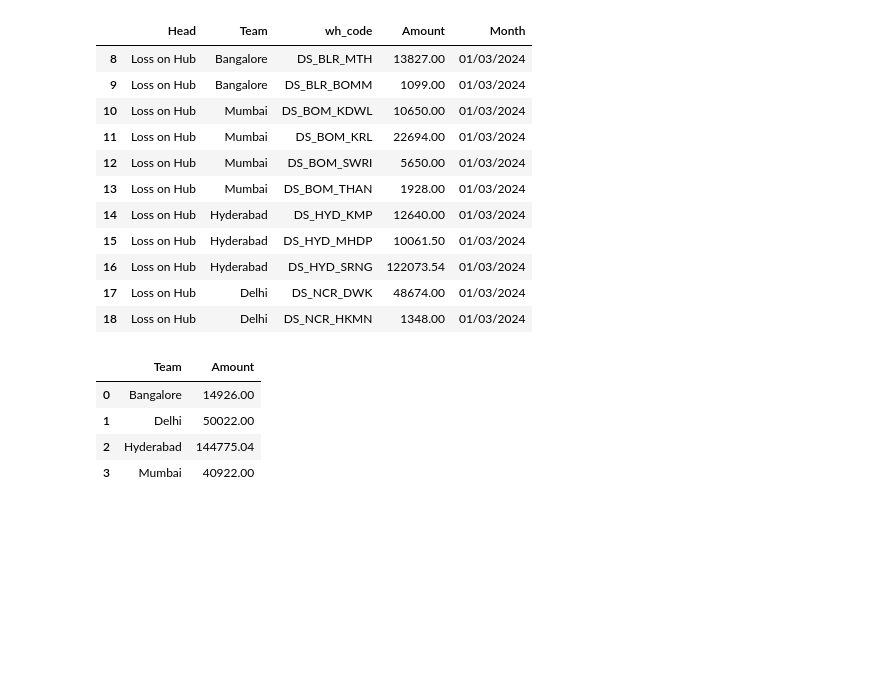
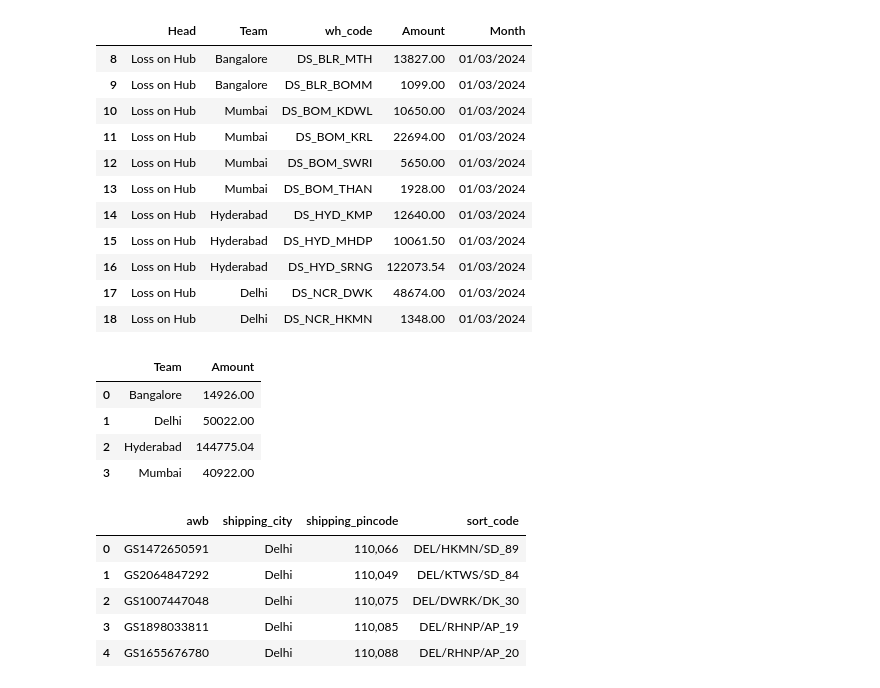
Before and after one commit to akshaygrows/akshaygrows, a Jupyter notebook: margin_v2/March.ipynb, the cells around one changed output. Cells and saved outputs as stored; diff of their text form; code cells hidden in the pictures; blank space fills up the shorter version.

```diff
--- a/margin_v2/March.ipynb
+++ b/margin_v2/March.ipynb
@@ -955,0 +954,13 @@ df_hubloss_cost_filtered.groupby('Team').aggregate({
+# %%
+df_random = pd.read_csv('ops_main.csv')
+# df_random.rename(columns={'Ops Main - Awb → Shipping City':'shipping_city','Ops Main - Awb → Shipping Pincode':'shipping_code','Ops Main - Awb → Sort Code':'sort_code'},inplace=True)
+
+
+df_random.head()
+# %% [output]
+|  | awb | shipping_city | shipping_pincode | sort_code |
+| 0 | GS1472650591 | Delhi | 110,066 | DEL/HKMN/SD_89 |
+| 1 | GS2064847292 | Delhi | 110,049 | DEL/KTWS/SD_84 |
+| 2 | GS1007447048 | Delhi | 110,075 | DEL/DWRK/DK_30 |
+| 3 | GS1898033811 | Delhi | 110,085 | DEL/RHNP/AP_19 |
+| 4 | GS1655676780 | Delhi | 110,088 | DEL/RHNP/AP_20 |
```
Also changed, not shown: parts of 5 cells of this notebook, 6 other files.
